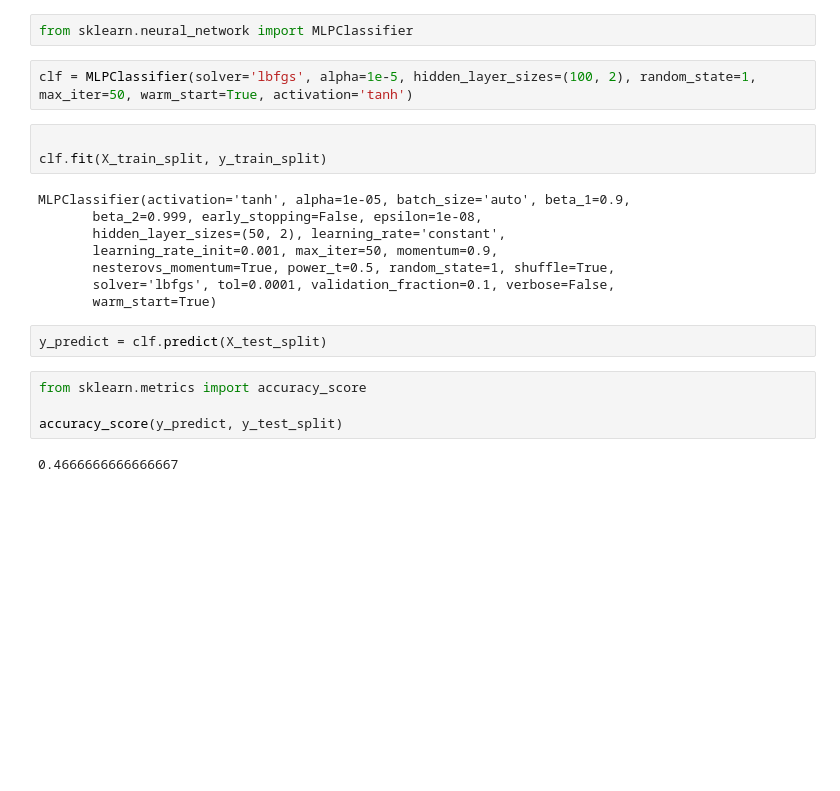
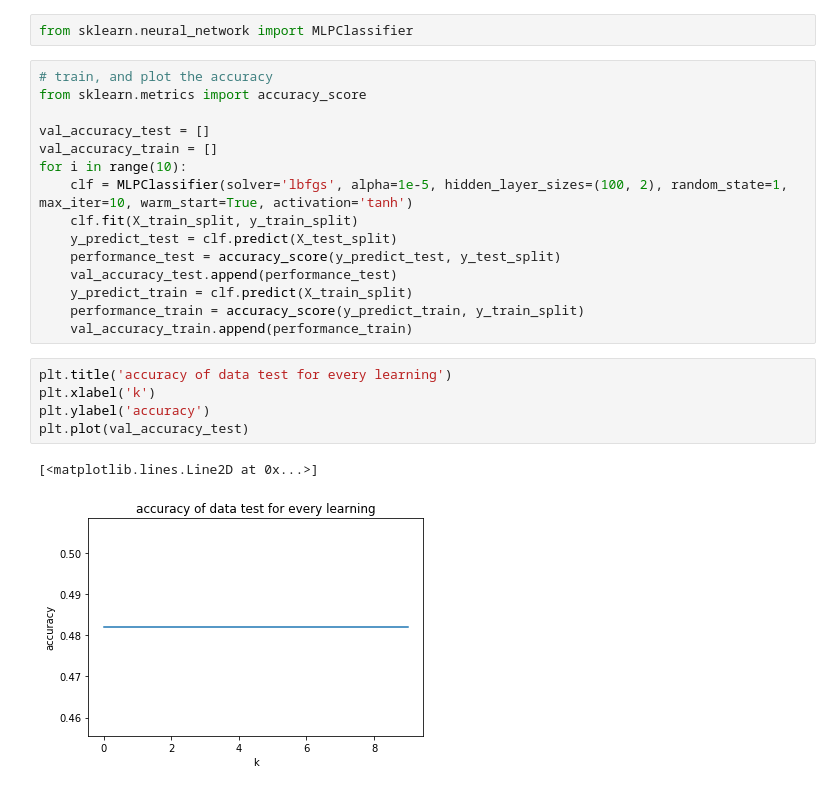
Before and after one commit to aldoazali/ButuhPassingan_IF3170, a Jupyter notebook: untung/IF3170_Butuh_Passingan_ANN.ipynb, the cells around one changed output. Cells and saved outputs as stored; diff of their text form; blank space fills up the shorter version.

Commit message:
update mlp, plot accuracy

```diff
--- a/untung/IF3170_Butuh_Passingan_ANN.ipynb
+++ b/untung/IF3170_Butuh_Passingan_ANN.ipynb
@@ -297,24 +336,26 @@ print(np.mean(result.history["val_acc"]))
 ### MLP SKLEARN
 # %%
 from sklearn.neural_network import MLPClassifier
-# %%
-clf = MLPClassifier(solver='lbfgs', alpha=1e-5, hidden_layer_sizes=(100, 2), random_state=1, max_iter=50, warm_start=True, activation='tanh')
-# %%
-
-clf.fit(X_train_split, y_train_split)
-# %% [output]
-MLPClassifier(activation='tanh', alpha=1e-05, batch_size='auto', beta_1=0.9,
-       beta_2=0.999, early_stopping=False, epsilon=1e-08,
-       hidden_layer_sizes=(50, 2), learning_rate='constant',
-       learning_rate_init=0.001, max_iter=50, momentum=0.9,
-       nesterovs_momentum=True, power_t=0.5, random_state=1, shuffle=True,
-       solver='lbfgs', tol=0.0001, validation_fraction=0.1, verbose=False,
-       warm_start=True)
-# %%
-y_predict = clf.predict(X_test_split)
-# %%
-from sklearn.metrics import accuracy_score
-
-accuracy_score(y_predict, y_test_split)
-# %% [output]
-0.4666666666666667
+# %%
+# train, and plot the accuracy
+from sklearn.metrics import accuracy_score
+
+val_accuracy_test = []
+val_accuracy_train = []
+for i in range(10):
+    clf = MLPClassifier(solver='lbfgs', alpha=1e-5, hidden_layer_sizes=(100, 2), random_state=1, max_iter=10, warm_start=True, activation='tanh')
+    clf.fit(X_train_split, y_train_split)
+    y_predict_test = clf.predict(X_test_split)
+    performance_test = accuracy_score(y_predict_test, y_test_split)
+    val_accuracy_test.append(performance_test)
+    y_predict_train = clf.predict(X_train_split)
+    performance_train = accuracy_score(y_predict_train, y_train_split)
+    val_accuracy_train.append(performance_train)
+# %%
+plt.title('accuracy of data test for every learning')
+plt.xlabel('k')
+plt.ylabel('accuracy')
+plt.plot(val_accuracy_test)
+# %% [output]
+[<matplotlib.lines.Line2D at 0x...>]
+[figure, added]
```
Also changed, not shown: parts of 6 cells of this notebook, 1 other file.
